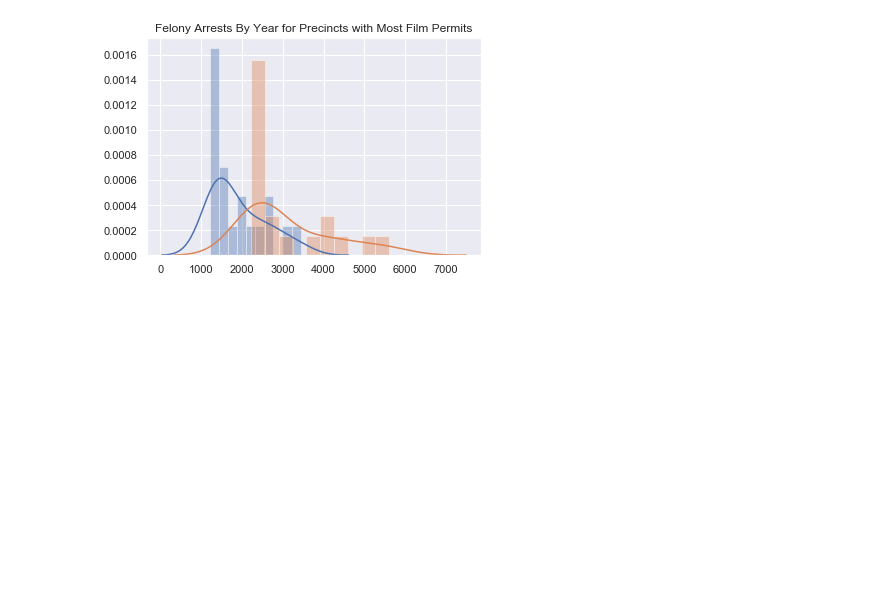
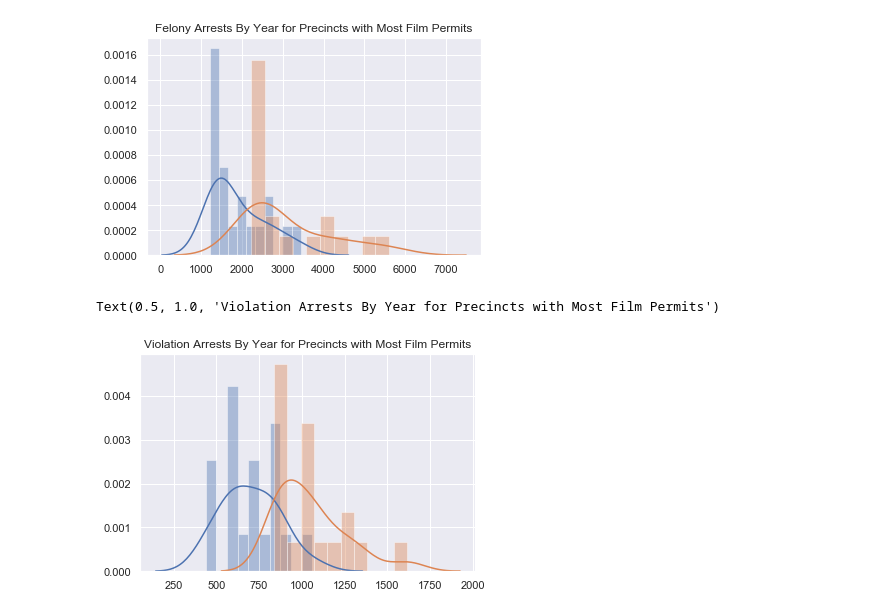
Before and after one commit to triolinho/stats_project, a Jupyter notebook: project_nb.ipynb, the cells around one changed output. Saved outputs shown, nothing was run; the diff lists cells and outputs as text; code cells hidden in the pictures; blank space fills up the shorter version.

```diff
--- a/project_nb.ipynb
+++ b/project_nb.ipynb
@@ -1324,6 +1324,9 @@ Text(0.5, 1.0, 'Felony Arrests By Year for Precincts with Most Film Permits')
 # %%
 sns.set()
 
 sns.distplot(top_violationa,bins=10)
-sns.distplot(top_vi, bins=10)
-plt.title('Misdemeanor Arrests By Year for Precincts with Most Film Permits')
+sns.distplot(top_violationb, bins=10)
+plt.title('Violation Arrests By Year for Precincts with Most Film Permits')
+# %% [output]
+Text(0.5, 1.0, 'Violation Arrests By Year for Precincts with Most Film Permits')
+[figure, added]
```
